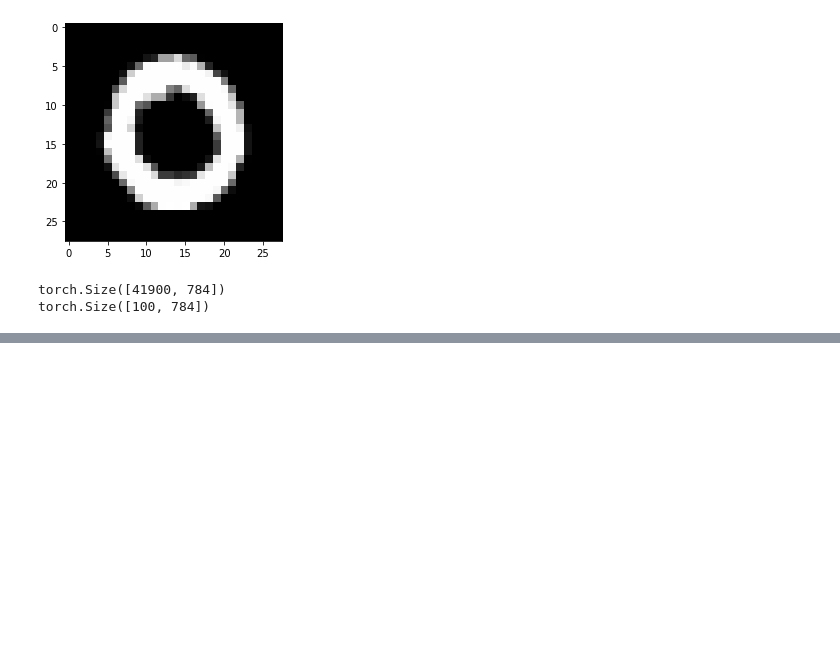
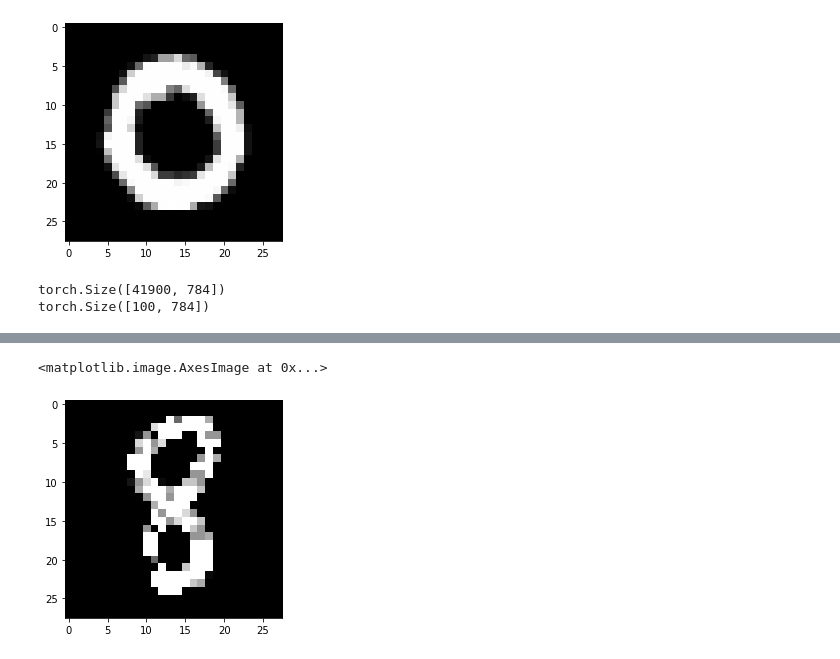
Before and after one commit to nmit-406/image-processing-labs, a Jupyter notebook: end-project/tsogoo/convolutional_neural_network_19_Nov_2019/nn_pytorch.ipynb, the cells around one changed output, grey strips where cells are left out. Cells and saved outputs as stored; diff of their text form; code cells hidden in the pictures; blank space fills up the shorter version.

```diff
--- a/end-project/tsogoo/convolutional_neural_network_19_Nov_2019/nn_pytorch.ipynb
+++ b/end-project/tsogoo/convolutional_neural_network_19_Nov_2019/nn_pytorch.ipynb
@@ -168,0 +206,5 @@ model = torch.load("path.pt")
+# %%
+plt.imshow(im, cmap='Greys_r')
+# %% [output]
+<matplotlib.image.AxesImage at 0x...>
+[figure, added]
```
Also changed, not shown: parts of 17 cells of this notebook, 4 other files.
